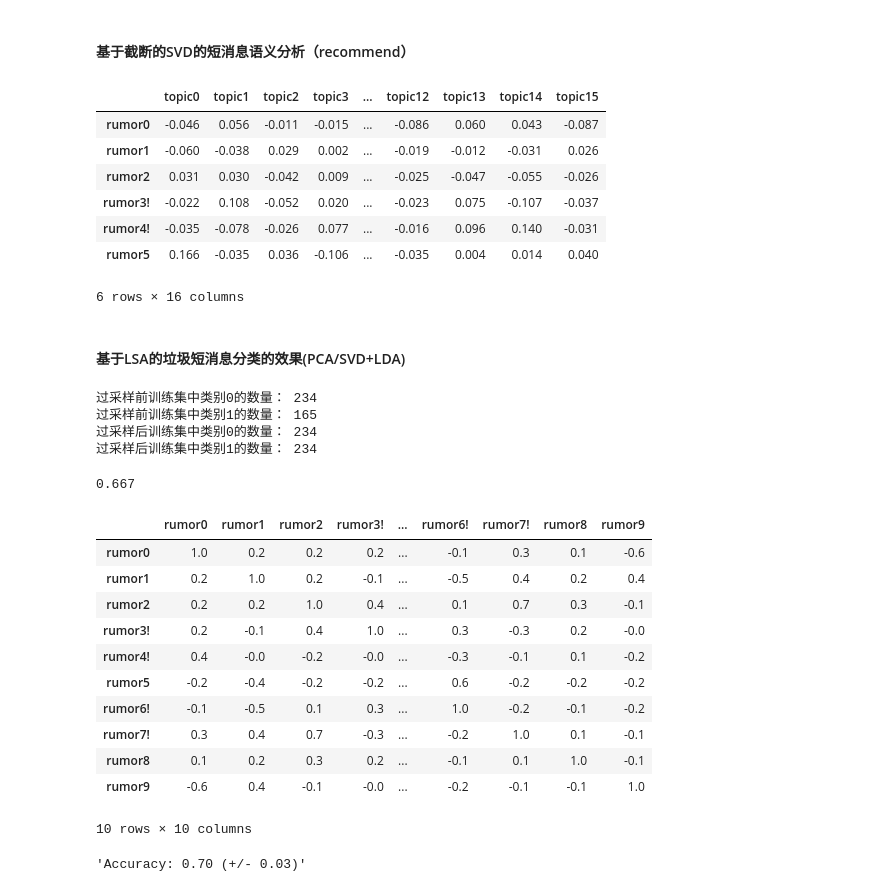
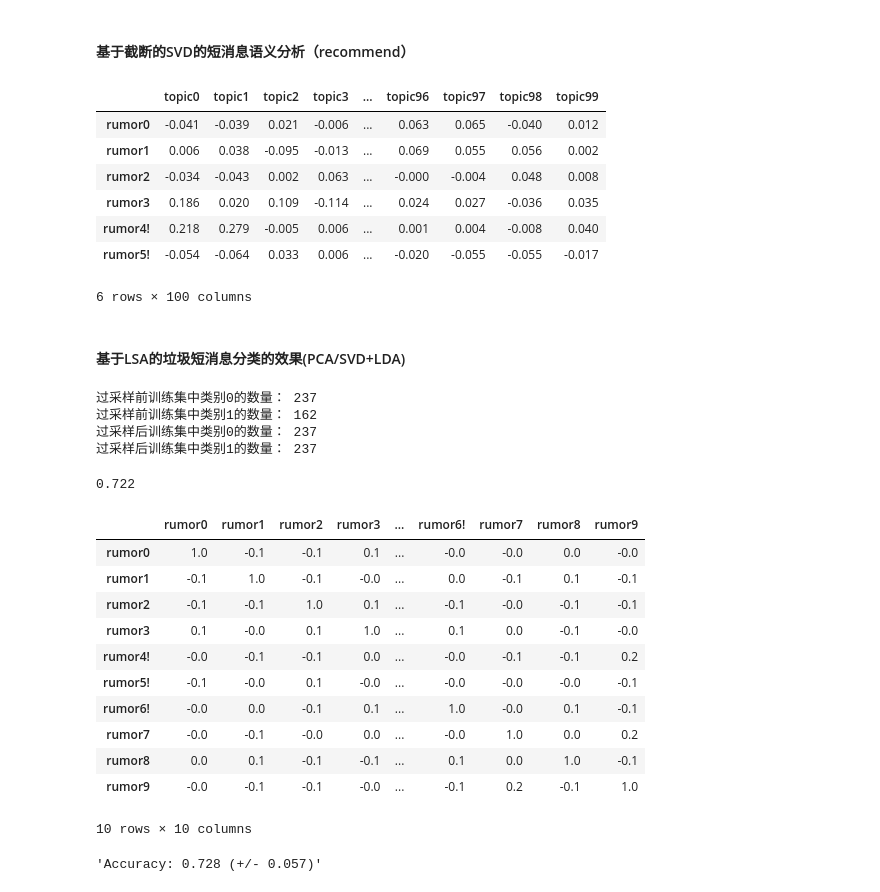
Before and after one commit to seydlitz2185/mynlpia, a Jupyter notebook: topic_analysis/pygp_topic_analysis_PCA.ipynb, the cells around one changed output. Saved outputs shown, nothing was run; the diff lists cells and outputs as text; code cells hidden in the pictures.

```diff
--- a/topic_analysis/pygp_topic_analysis_PCA.ipynb
+++ b/topic_analysis/pygp_topic_analysis_PCA.ipynb
@@ -76,3 +78,19 @@ df.rumor.sum()
 330
 # %% [markdown]
 #### 基于PCA的短消息语义分析
+# %%
+from sklearn.decomposition import PCA
+k=min(len(tfidf.vocabulary_),len(df))
+k=100
+pca = PCA(n_components=k)
+pca_docs = pca.fit_transform(tfidf_docs)
+base = sum(pca.singular_values_)
+# %%
+nums = pca.singular_values_.tolist()
+# %%
+'''
+for i in range(len(nums)):
+    if(sum(nums[:i+1])/base>0.5):
+        k=i
+        break
+'''
@@ -79,6 +99,5 @@ df.rumor.sum()
 # %%
-from sklearn.decomposition import PCA
-pca = PCA(n_components=16)
+pca = PCA(n_components=k)
 pca_docs = pca.fit_transform(tfidf_docs)
 pca_topic_vectors = pca.transform(tfidf_docs)
 columns = ['topic{}'.format(i) for i in range(pca_docs.shape[1])]
@@ -114,19 +133,19 @@ weights.head(4).round(3)
 #### 基于截断的SVD的短消息语义分析（recommend）
 # %%
 from sklearn.decomposition import TruncatedSVD
-svd = TruncatedSVD(n_components=16,n_iter=100)
+svd = TruncatedSVD(n_components=k,n_iter=100)
 svd_topic_vectors = svd.fit_transform(tfidf_docs.values)
 svd_topic_vectors = pd.DataFrame(svd_topic_vectors, columns=columns, index=index)
 svd_topic_vectors.round(3).head(6)
 # %% [output]
-|  | topic0 | topic1 | topic2 | topic3 | ... | topic12 | topic13 | topic14 | topic15 |
-| rumor0 | -0.046 | 0.056 | -0.011 | -0.015 | ... | -0.086 | 0.060 | 0.043 | -0.087 |
-| rumor1 | -0.060 | -0.038 | 0.029 | 0.002 | ... | -0.019 | -0.012 | -0.031 | 0.026 |
-| rumor2 | 0.031 | 0.030 | -0.042 | 0.009 | ... | -0.025 | -0.047 | -0.055 | -0.026 |
-| rumor3! | -0.022 | 0.108 | -0.052 | 0.020 | ... | -0.023 | 0.075 | -0.107 | -0.037 |
-| rumor4! | -0.035 | -0.078 | -0.026 | 0.077 | ... | -0.016 | 0.096 | 0.140 | -0.031 |
-| rumor5 | 0.166 | -0.035 | 0.036 | -0.106 | ... | -0.035 | 0.004 | 0.014 | 0.040 |
+|  | topic0 | topic1 | topic2 | topic3 | ... | topic96 | topic97 | topic98 | topic99 |
+| rumor0 | -0.041 | -0.039 | 0.021 | -0.006 | ... | 0.063 | 0.065 | -0.040 | 0.012 |
+| rumor1 | 0.006 | 0.038 | -0.095 | -0.013 | ... | 0.069 | 0.055 | 0.056 | 0.002 |
+| rumor2 | -0.034 | -0.043 | 0.002 | 0.063 | ... | -0.000 | -0.004 | 0.048 | 0.008 |
+| rumor3 | 0.186 | 0.020 | 0.109 | -0.114 | ... | 0.024 | 0.027 | -0.036 | 0.035 |
+| rumor4! | 0.218 | 0.279 | -0.005 | 0.006 | ... | 0.001 | 0.004 | -0.008 | 0.040 |
+| rumor5! | -0.054 | -0.064 | 0.033 | 0.006 | ... | -0.020 | -0.055 | -0.055 | -0.017 |
-6 rows × 16 columns
+6 rows × 100 columns
 # %% [markdown]
 #### 基于LSA的垃圾短消息分类的效果(PCA/SVD+LDA)
 # %%
@@ -146,31 +165,31 @@ lda = lda.fit(X_train_res, y_train_res)
 df['LSA16_rumor'] = lda.predict(svd_topic_vectors)
 round(float(lda.score(X_test, y_test)), 3)
 # %% [output]
-过采样前训练集中类别0的数量： 234
-过采样前训练集中类别1的数量： 165
-过采样后训练集中类别0的数量： 234
-过采样后训练集中类别1的数量： 234
+过采样前训练集中类别0的数量： 237
+过采样前训练集中类别1的数量： 162
+过采样后训练集中类别0的数量： 237
+过采样后训练集中类别1的数量： 237
-0.667
+0.722
 # %%
 import numpy as np
 svd_topic_vectors = (svd_topic_vectors.T / np.linalg.norm(svd_topic_vectors,axis=1)).T
 svd_topic_vectors.iloc[:10].dot(svd_topic_vectors.iloc[:10].T).round(1)
 # %% [output]
-|  | rumor0 | rumor1 | rumor2 | rumor3! | ... | rumor6! | rumor7! | rumor8 | rumor9 |
-| rumor0 | 1.0 | 0.2 | 0.2 | 0.2 | ... | -0.1 | 0.3 | 0.1 | -0.6 |
-| rumor1 | 0.2 | 1.0 | 0.2 | -0.1 | ... | -0.5 | 0.4 | 0.2 | 0.4 |
-| rumor2 | 0.2 | 0.2 | 1.0 | 0.4 | ... | 0.1 | 0.7 | 0.3 | -0.1 |
-| rumor3! | 0.2 | -0.1 | 0.4 | 1.0 | ... | 0.3 | -0.3 | 0.2 | -0.0 |
-| rumor4! | 0.4 | -0.0 | -0.2 | -0.0 | ... | -0.3 | -0.1 | 0.1 | -0.2 |
-| rumor5 | -0.2 | -0.4 | -0.2 | -0.2 | ... | 0.6 | -0.2 | -0.2 | -0.2 |
-| rumor6! | -0.1 | -0.5 | 0.1 | 0.3 | ... | 1.0 | -0.2 | -0.1 | -0.2 |
-| rumor7! | 0.3 | 0.4 | 0.7 | -0.3 | ... | -0.2 | 1.0 | 0.1 | -0.1 |
-| rumor8 | 0.1 | 0.2 | 0.3 | 0.2 | ... | -0.1 | 0.1 | 1.0 | -0.1 |
-| rumor9 | -0.6 | 0.4 | -0.1 | -0.0 | ... | -0.2 | -0.1 | -0.1 | 1.0 |
+|  | rumor0 | rumor1 | rumor2 | rumor3 | ... | rumor6! | rumor7 | rumor8 | rumor9 |
+| rumor0 | 1.0 | -0.1 | -0.1 | 0.1 | ... | -0.0 | -0.0 | 0.0 | -0.0 |
+| rumor1 | -0.1 | 1.0 | -0.1 | -0.0 | ... | 0.0 | -0.1 | 0.1 | -0.1 |
+| rumor2 | -0.1 | -0.1 | 1.0 | 0.1 | ... | -0.1 | -0.0 | -0.1 | -0.1 |
+| rumor3 | 0.1 | -0.0 | 0.1 | 1.0 | ... | 0.1 | 0.0 | -0.1 | -0.0 |
+| rumor4! | -0.0 | -0.1 | -0.1 | 0.0 | ... | -0.0 | -0.1 | -0.1 | 0.2 |
+| rumor5! | -0.1 | -0.0 | 0.1 | -0.0 | ... | -0.0 | -0.0 | -0.0 | -0.1 |
+| rumor6! | -0.0 | 0.0 | -0.1 | 0.1 | ... | 1.0 | -0.0 | 0.1 | -0.1 |
+| rumor7 | -0.0 | -0.1 | -0.0 | 0.0 | ... | -0.0 | 1.0 | 0.0 | 0.2 |
+| rumor8 | 0.0 | 0.1 | -0.1 | -0.1 | ... | 0.1 | 0.0 | 1.0 | -0.1 |
+| rumor9 | -0.0 | -0.1 | -0.1 | -0.0 | ... | -0.1 | 0.2 | -0.1 | 1.0 |
 10 rows × 10 columns
 # %%
 from sklearn.model_selection import cross_val_score
 scores = cross_val_score(lda, svd_topic_vectors, df.rumor, cv=5)
-"Accuracy: %0.2f (+/- %0.2f)" % (scores.mean(), scores.std() * 2)
+"Accuracy: %0.3f (+/- %0.3f)" % (scores.mean(), scores.std() * 2)
 # %% [output]
-'Accuracy: 0.70 (+/- 0.03)'
+'Accuracy: 0.728 (+/- 0.057)'
```
Also changed, not shown: parts of 4 cells of this notebook, 2 other files.
